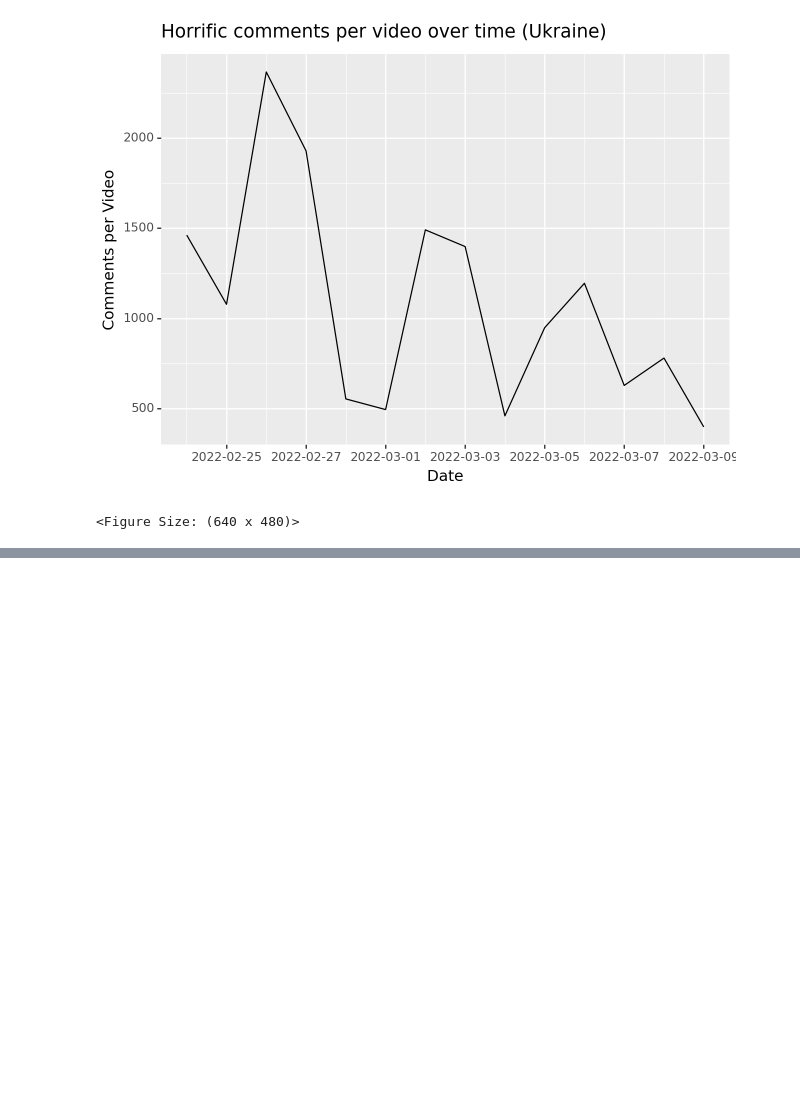
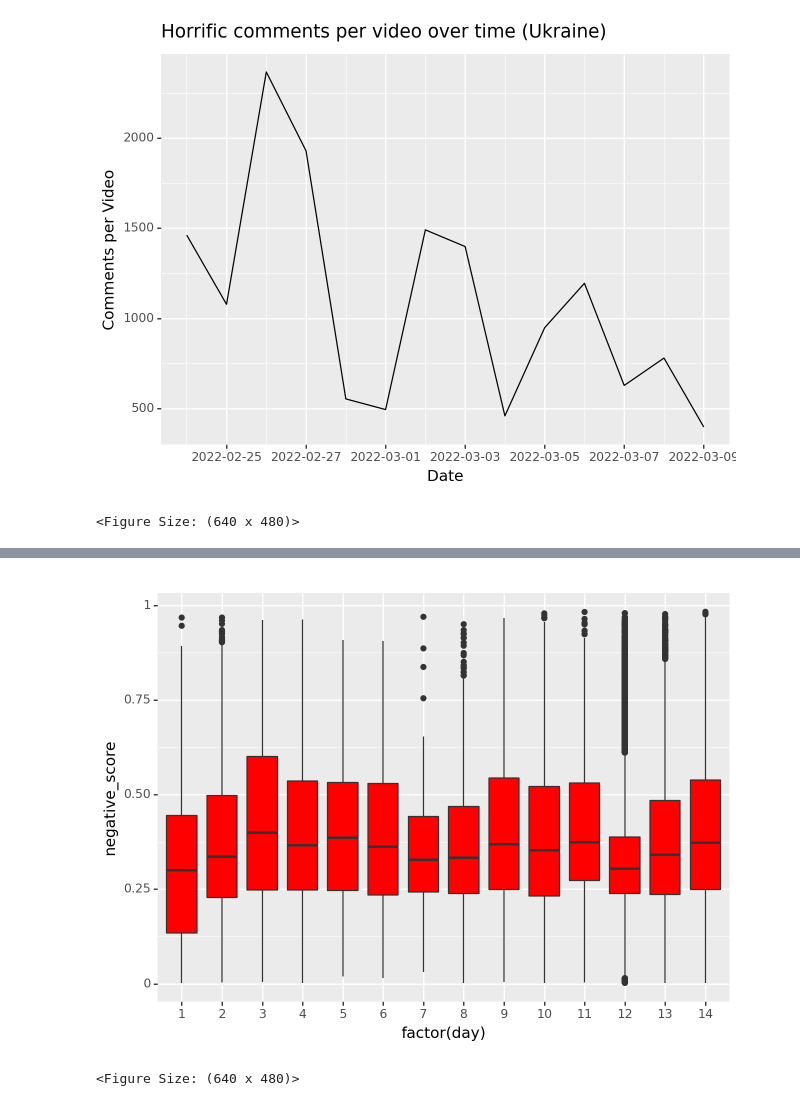
Before and after one commit to gasoto04/youtube-comments, a Jupyter notebook: Data Science 1 Final Project - Data Viz.ipynb, the cells around one changed output, grey strips where cells are left out. Saved outputs shown, nothing was run; the diff lists cells and outputs as text; code cells hidden in the pictures; blank space fills up the shorter version.

```diff
--- a/Data Science 1 Final Project - Data Viz.ipynb
+++ b/Data Science 1 Final Project - Data Viz.ipynb
@@ -180,0 +299,13 @@ comments_per_video_over_time(ukraine_horrific_comments, ukraine_horrific_videoda
+# %%
+# swift pop boxplot - positive score
+(ggplot(swift_pop_comments)
++ geom_boxplot(aes(x='factor(day)', y='positive_score'), fill="green"))
+
+(ggplot(swift_pop_comments)
++ geom_boxplot(aes(x='factor(day)', y='neutral_score')))
+
+(ggplot(swift_pop_comments)
++ geom_boxplot(aes(x='factor(day)', y='negative_score'), fill="red"))
+# %% [output]
+[figure, added]
+<Figure Size: (640 x 480)>
```
Also changed, not shown: parts of 22 cells of this notebook.
